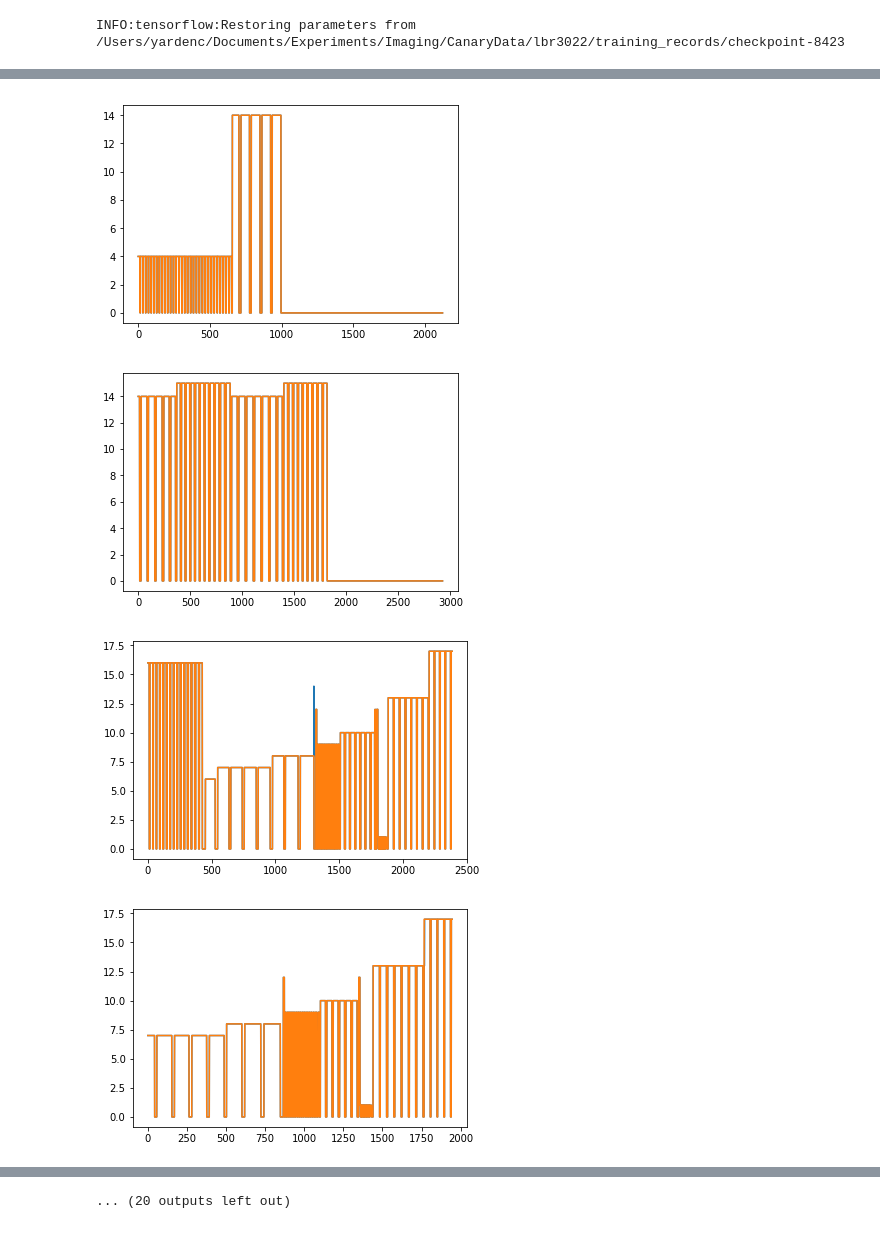
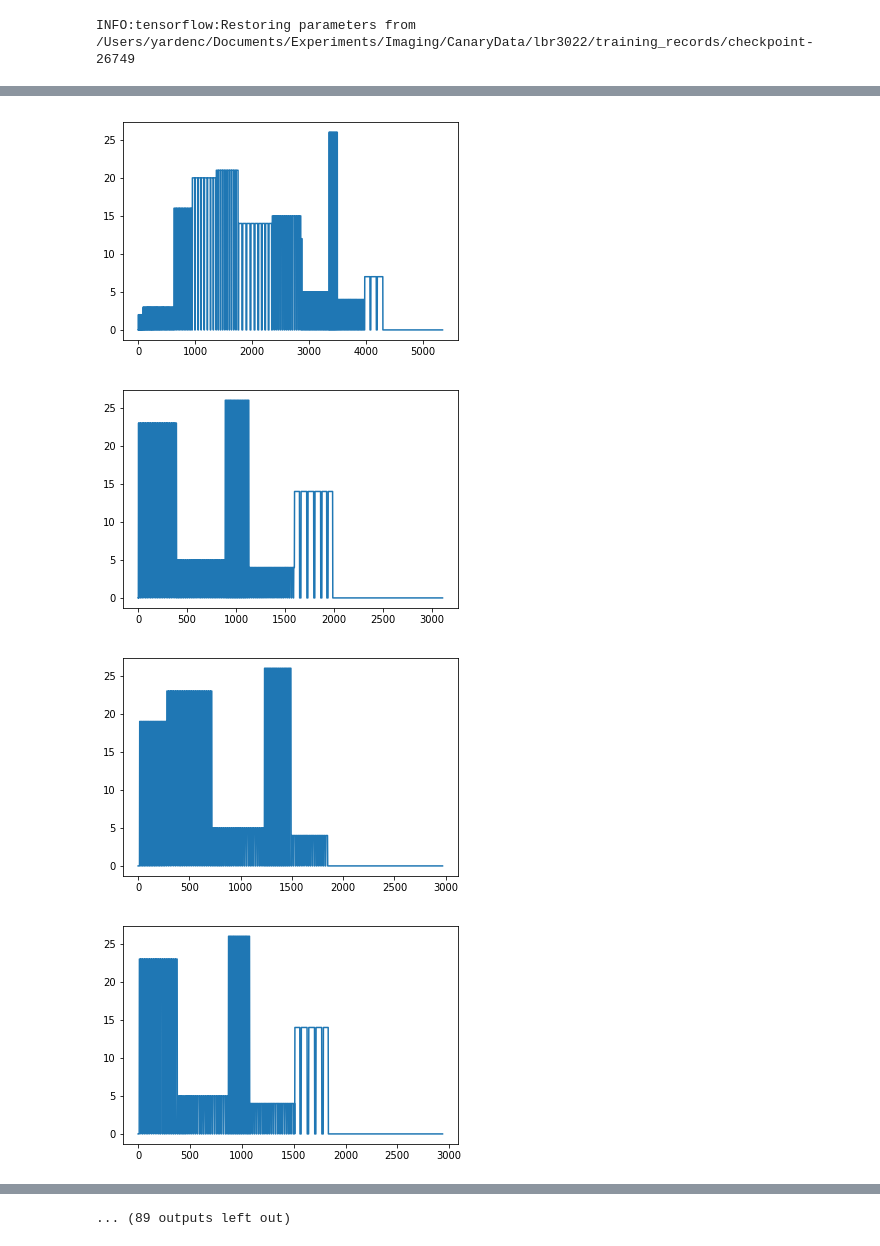
Before and after one commit to yardencsGitHub/VideoAnalysisPipeline, a Jupyter notebook: helpers/syllable_and_phrase_annotation/bidirectional_LSTM_with_cost_batch_CNN.ipynb, the cells around one changed output, grey strips where cells are left out. Cells and saved outputs as stored; diff of their text form; code cells hidden in the pictures.

```diff
--- a/helpers/syllable_and_phrase_annotation/bidirectional_LSTM_with_cost_batch_CNN.ipynb
+++ b/helpers/syllable_and_phrase_annotation/bidirectional_LSTM_with_cost_batch_CNN.ipynb
@@ -33,9 +40,9 @@ There are  31  entries for training.
 input_vec_size = 513 #= lstm_size
 batch_size = 11
 n_lstm_layers = 2
-n_syllables = 25 #44 #including zero
+n_syllables = 27#25 #28 #25 #44 #including zero
 learning_rate = 0.001
-n_max_iter = 18001
+n_max_iter = 50001
 time_steps = 370 #370
 window_time_steps = 11
 # %%
@@ -196,9 +203,9 @@ import pylab
 
 with tf.Session(graph=tf.Graph()) as sess:
     saver = tf.train.import_meta_graph(
-        os.path.join(training_records_dir, "checkpoint-8423.meta"))
+        os.path.join(training_records_dir, "checkpoint-26749.meta"))
     saver.restore(
-        sess, os.path.join(training_records_dir, "checkpoint-8423"))
+        sess, os.path.join(training_records_dir, "checkpoint-26749"))
 
     # Retrieve the Ops we 'remembered'.
     logits = tf.get_collection("logits")[0]
@@ -235,7 +242,7 @@ with tf.Session(graph=tf.Graph()) as sess:
         errors.append(np.abs(np.squeeze(pred[1]).reshape(-1)-intY.reshape(-1)) != 0)
         pylab.figure()
         pylab.plot(np.squeeze(pred[1]).reshape(-1))
-        pylab.plot(intY.reshape(-1))
+       # pylab.plot(intY.reshape(-1))
         pylab.show()
 # %% [output]
-INFO:tensorflow:Restoring parameters from /Users/yardenc/Documents/Experiments/Imaging/CanaryData/lbr3022/training_records/checkpoint-8423
+INFO:tensorflow:Restoring parameters from /Users/yardenc/Documents/Experiments/Imaging/CanaryData/lbr3022/training_records/checkpoint-26749
@@ -243,4 +250,4 @@ INFO:tensorflow:Restoring parameters from /Users/yardenc/Documents/Experiments/I
-[figure, old version]
+[figure, new version]
-[figure, old version]
+[figure, new version]
-[figure, old version]
+[figure, new version]
-[figure, old version]
+[figure, new version]
@@ -253,4 +260,4 @@ INFO:tensorflow:Restoring parameters from /Users/yardenc/Documents/Experiments/I
-... (20 outputs left out)
+... (89 outputs left out)
 # %%
 # Results on training set. Calculates the error histogram on the training set files.
 # Error is the fraction of mismatched bins.
```
Also changed, not shown: parts of 13 cells of this notebook, 3 other files.
